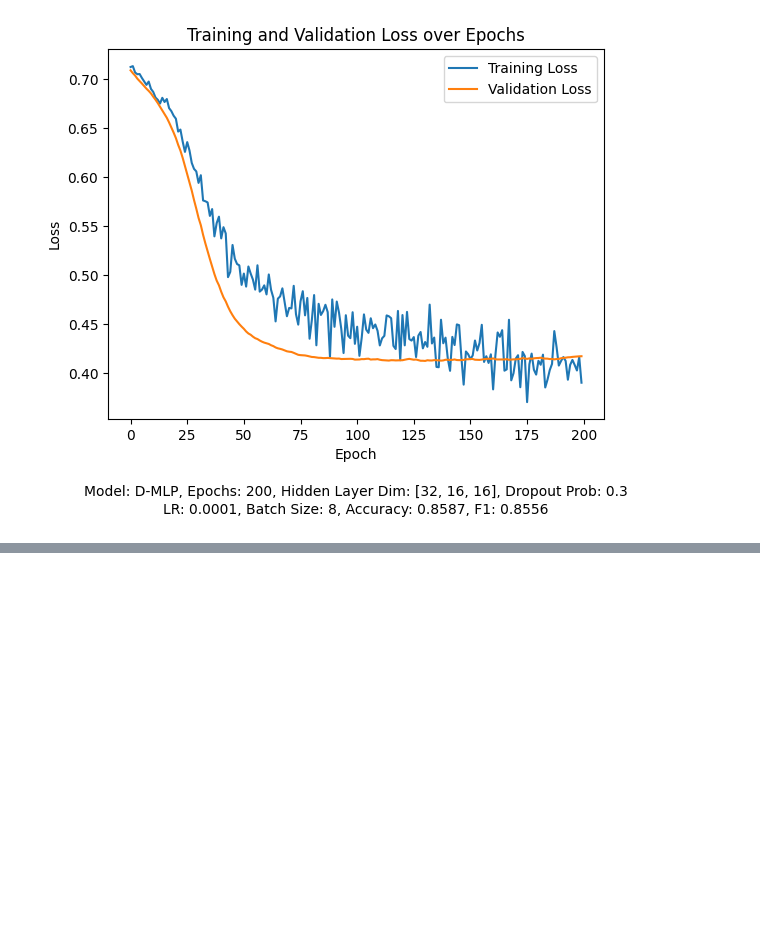
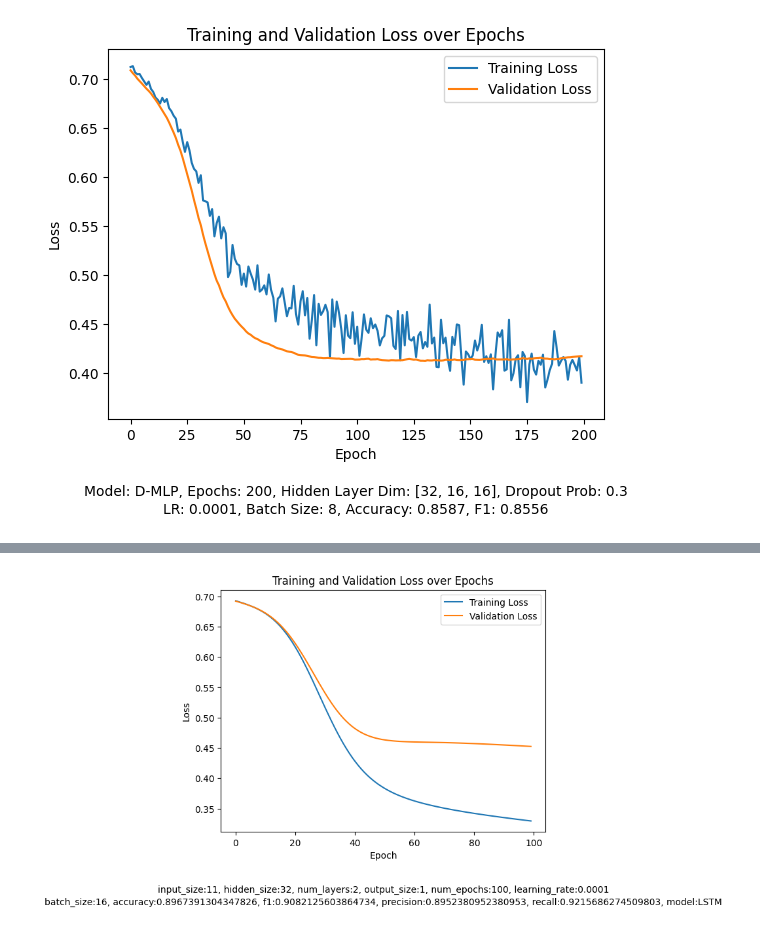
Before and after one commit to LucaGuidi5/Heart_failure_classification, a Jupyter notebook: notebooks/heart_failure_class.ipynb, the cells around one changed output, grey strips where cells are left out. Saved outputs shown, nothing was run; the diff lists cells and outputs as text; code cells hidden in the pictures; blank space fills up the shorter version.

```diff
--- a/notebooks/heart_failure_class.ipynb
+++ b/notebooks/heart_failure_class.ipynb
@@ -639,15 +753,4 @@ def evaluate_model(model, test_loader):
-# %%
-# Model parameters
-lstm_params = {
-    'input_size' : 11,
-    'hidden_size' : 50,
-    'num_layers' : 1,
-    'output_size' : 2 , # Binary classification
-    'num_epochs' : 20,
-    'learning_rate' : 0.001,
-    'batch_size_lstm' : 32,
-}
 # %%
 train_dataset_lstm, val_dataset_lstm, test_dataset_lstm = split_data_lstm(df,lstm=True)
 
-train_loader_lstm, val_loader_lstm, test_loader_lstm = dataLoad(train_dataset_lstm, val_dataset_lstm, test_dataset_lstm, lstm_params['batch_size_lstm'], generator)
+train_loader_lstm, val_loader_lstm, test_loader_lstm = dataLoad(train_dataset_lstm, val_dataset_lstm, test_dataset_lstm, lstm_params['batch_size'], generator)
@@ -654,12 +761,12 @@ train_loader_lstm, val_loader_lstm, test_loader_lstm = dataLoad(train_dataset_ls
 # %%
 # Initialize the model, loss function, and optimizer
-model_lstm = LSTMModel(input_size,  lstm_params['hidden_size'],  lstm_params['num_layers'],  lstm_params['output_size'])
-criterion = nn.CrossEntropyLoss()
+model = LSTMModel(lstm_params['input_size'], lstm_params['hidden_size'], lstm_params['num_layers'],  lstm_params['output_size'])
+criterion = nn.BCEWithLogitsLoss()
 optimizer = optim.Adam(model.parameters(), lr= lstm_params['learning_rate'])
 
 # Device configuration
 device = torch.device('cuda' if torch.cuda.is_available() else 'cpu')
 model = model.to(device)
 
-train_losses_lstm, val_losses_lstm = train_model(model_lstm, train_loader, val_loader,criterion, optimizer, num_epochs)
-test_acc_lstm, test_f1_lstm = evaluate_model(model_lstm, test_loader)
+train_losses, val_losses = train_model(model, train_loader_lstm, val_loader_lstm ,criterion, optimizer, lstm_params['num_epochs'], device)
+test_acc, test_f1, precision, recall, y_true, y_pred = evaluate_model(model, test_loader_lstm,device)
@@ -666,15 +791,15 @@ test_acc_lstm, test_f1_lstm = evaluate_model(model_lstm, test_loader)
 # %%
-params_s = {
-    'epochs': num_epochs,
-    'hidden_layer_dim': hidden_layer_dim,
-    'batch_size': batch_size,
-    'lr': lr,
-    'dropout': dropout_prob,
-    'accuracy': test_acc,
-    'f1': test_f1,
-    'model': 'MLP'
-}
+lstm_params.update({
+                        'accuracy': test_acc,
+                        'f1': test_f1,
+                        'precision': precision,
+                        'recall': recall,
+                        'model': 'LSTM'
+                    }
+                   )
 
-namefig = f"..//Plots//{params_s['model']}_loss_E{params_s['epochs']}_H{params_s['hidden_layer_dim']}_B{params_s['batch_size']}_L{str(params_s['lr']).replace('.', ',')}.png"
+namefig = f"..//Plots//{lstm_params['model']}//loss_E{lstm_params['num_epochs']}_H{lstm_params['hidden_size']}_B{lstm_params['batch_size']}_L{str(lstm_params['learning_rate']).replace('.', ',')}.png"
 
-save_plot_losses(train_losses, val_losses, params_s, namefig)
+save_plot_losses(train_losses, val_losses, lstm_params, namefig)
+# %% [output]
+[figure, added]
```
Also changed, not shown: parts of 35 cells of this notebook.
